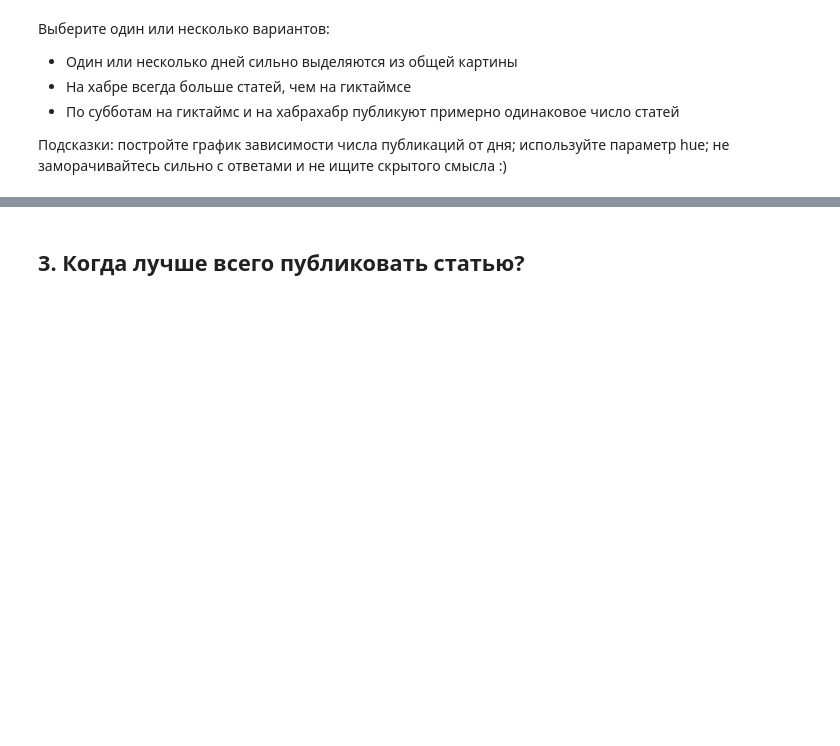
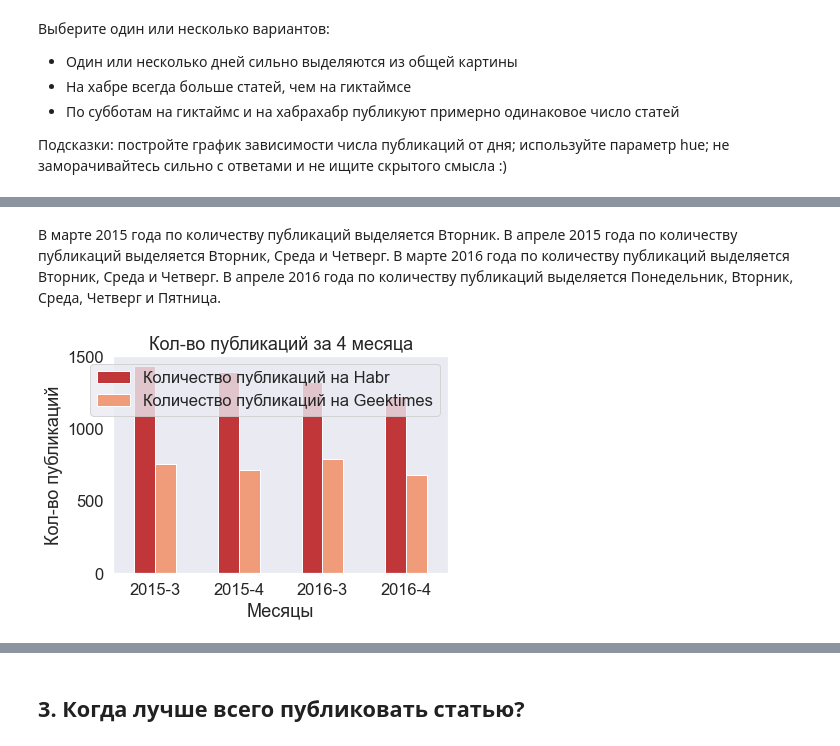
Before and after one commit to Kirik00714/nordic_data_science, a Jupyter notebook: Lesson13/Homework/HomeWork.ipynb, the cells around one changed output, grey strips where cells are left out. Drawn from its saved outputs; the diff is of its cells as text; code cells hidden in the pictures; blank space fills up the shorter version.

```diff
--- a/Lesson13/Homework/HomeWork.ipynb
+++ b/Lesson13/Homework/HomeWork.ipynb
@@ -86,0 +157,23 @@ for i in [((filter_1 & filter_3),'2016.04'),((filter_1 & filter_4),'2016.03'),
+# %% [markdown]
+В марте 2015 года по количеству публикаций выделяется Вторник.
+В апреле 2015 года по количеству публикаций выделяется Вторник, Среда и Четверг.
+В марте 2016 года по количеству публикаций выделяется Вторник, Среда и Четверг.
+В апреле 2016 года по количеству публикаций выделяется Понедельник, Вторник, Среда, Четверг и Пятница.
+# %%
+df = df.fillna(0)
+lst = []
+lst_2 = []
+lst_year = []
+for year in range(2015,2017):
+    for month in range(3,5):
+        df_2 = df.where((df['year']==year) & (df['month']==month))
+        lst.append(df_2.where(df_2['domain'] == 'habrahabr.ru').dropna().shape[0])
+        lst_2.append(df_2.where(df_2['domain'] == 'geektimes.ru').dropna().shape[0])
+        lst_year.append(f'{year}-{month}')
+df_3 =pd.DataFrame({'Количество публикаций на Habr' : lst,
+                        'Количество публикаций на Geektimes' : lst_2,
+                        'Месяцы' : lst_year})
+df_3.groupby('Месяцы').sum().plot(kind='bar', rot=0, title = 'Кол-во публикаций за 4 месяца')
+plt.ylabel('Кол-во публикаций');
+# %% [output]
+[figure, added]
```
Also changed, not shown: parts of 34 cells of this notebook, 1 other file.
